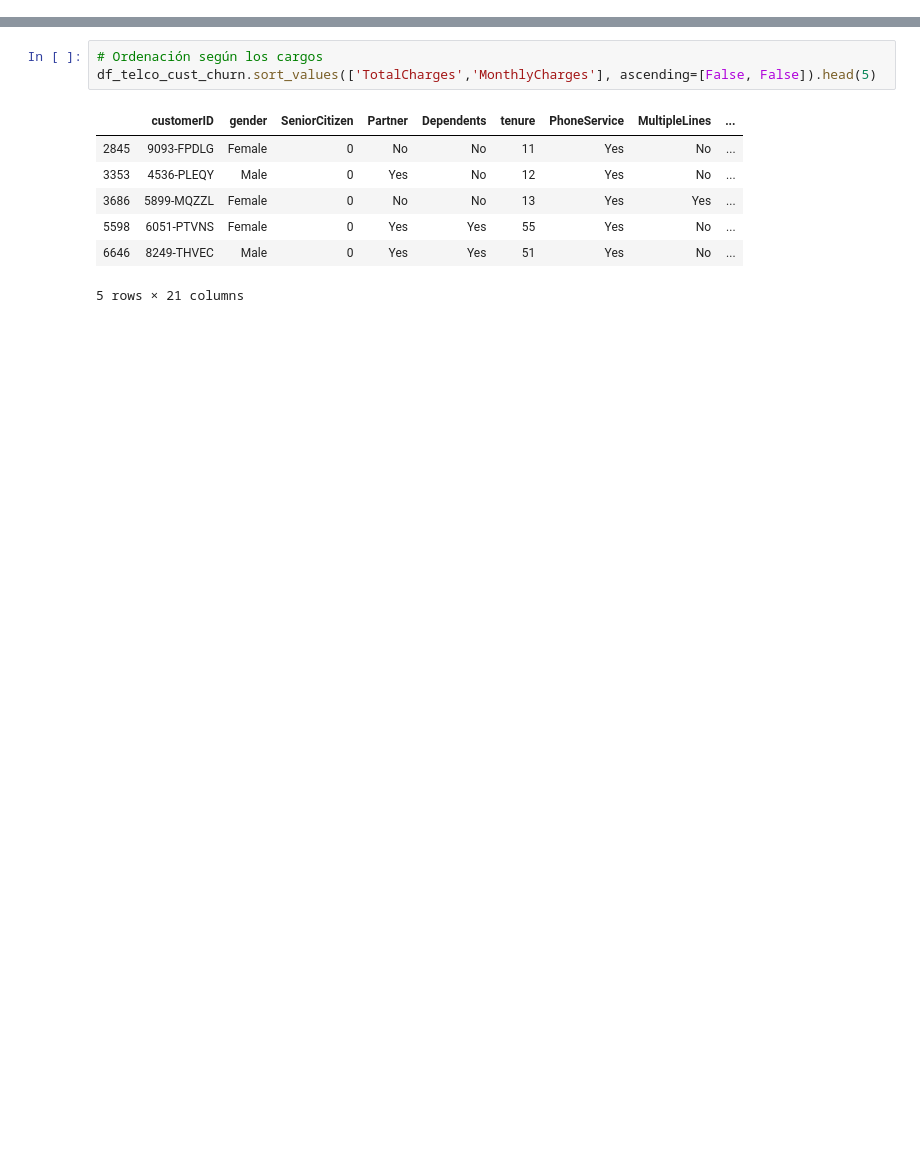
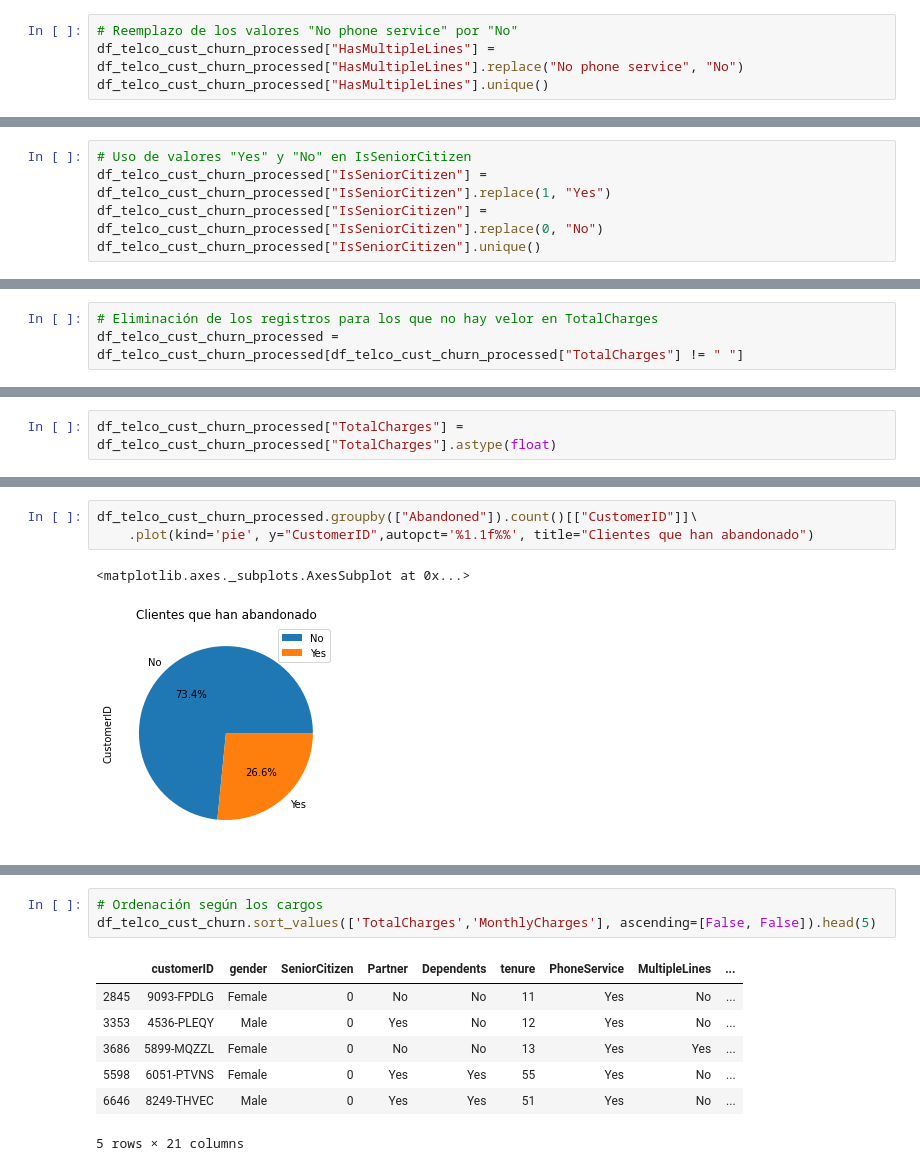
Before and after one commit to jmanuelnavarro/IEBS-DataScience-and-ML, a Jupyter notebook: Clase2_Intro Lenguajes Programación/telco-customer-churn/notebooks/telco customers churn.ipynb, the cells around one changed output, grey strips where cells are left out. Cells and saved outputs as stored; diff of their text form; blank space fills up the shorter version.

Commit message:
Caso práctico Telco Customers - Python

```diff
--- a/Clase2_Intro Lenguajes Programación/telco-customer-churn/notebooks/telco customers churn.ipynb
+++ b/Clase2_Intro Lenguajes Programación/telco-customer-churn/notebooks/telco customers churn.ipynb
@@ -35,0 +189,4 @@ df_telco_cust_churn.sample(10)
+# %%
+# Reemplazo de los valores "No phone service" por "No"
+df_telco_cust_churn_processed["HasMultipleLines"] = df_telco_cust_churn_processed["HasMultipleLines"].replace("No phone service", "No")
+df_telco_cust_churn_processed["HasMultipleLines"].unique()
@@ -35,0 +197,5 @@ df_telco_cust_churn.sample(10)
+# %%
+# Uso de valores "Yes" y "No" en IsSeniorCitizen
+df_telco_cust_churn_processed["IsSeniorCitizen"] = df_telco_cust_churn_processed["IsSeniorCitizen"].replace(1, "Yes")
+df_telco_cust_churn_processed["IsSeniorCitizen"] = df_telco_cust_churn_processed["IsSeniorCitizen"].replace(0, "No")
+df_telco_cust_churn_processed["IsSeniorCitizen"].unique()
@@ -35,0 +208,3 @@ df_telco_cust_churn.sample(10)
+# %%
+# Eliminación de los registros para los que no hay velor en TotalCharges
+df_telco_cust_churn_processed = df_telco_cust_churn_processed[df_telco_cust_churn_processed["TotalCharges"] != " "]
@@ -35,0 +237,2 @@ df_telco_cust_churn.sample(10)
+# %%
+df_telco_cust_churn_processed["TotalCharges"] = df_telco_cust_churn_processed["TotalCharges"].astype(float)
@@ -35,0 +271,6 @@ df_telco_cust_churn.sample(10)
+# %%
+df_telco_cust_churn_processed.groupby(["Abandoned"]).count()[["CustomerID"]]\
+    .plot(kind='pie', y="CustomerID",autopct='%1.1f%%', title="Clientes que han abandonado")
+# %% [output]
+<matplotlib.axes._subplots.AxesSubplot at 0x...>
+[figure, added]
```
Also changed, not shown: parts of 90 cells of this notebook, 1 other file.
